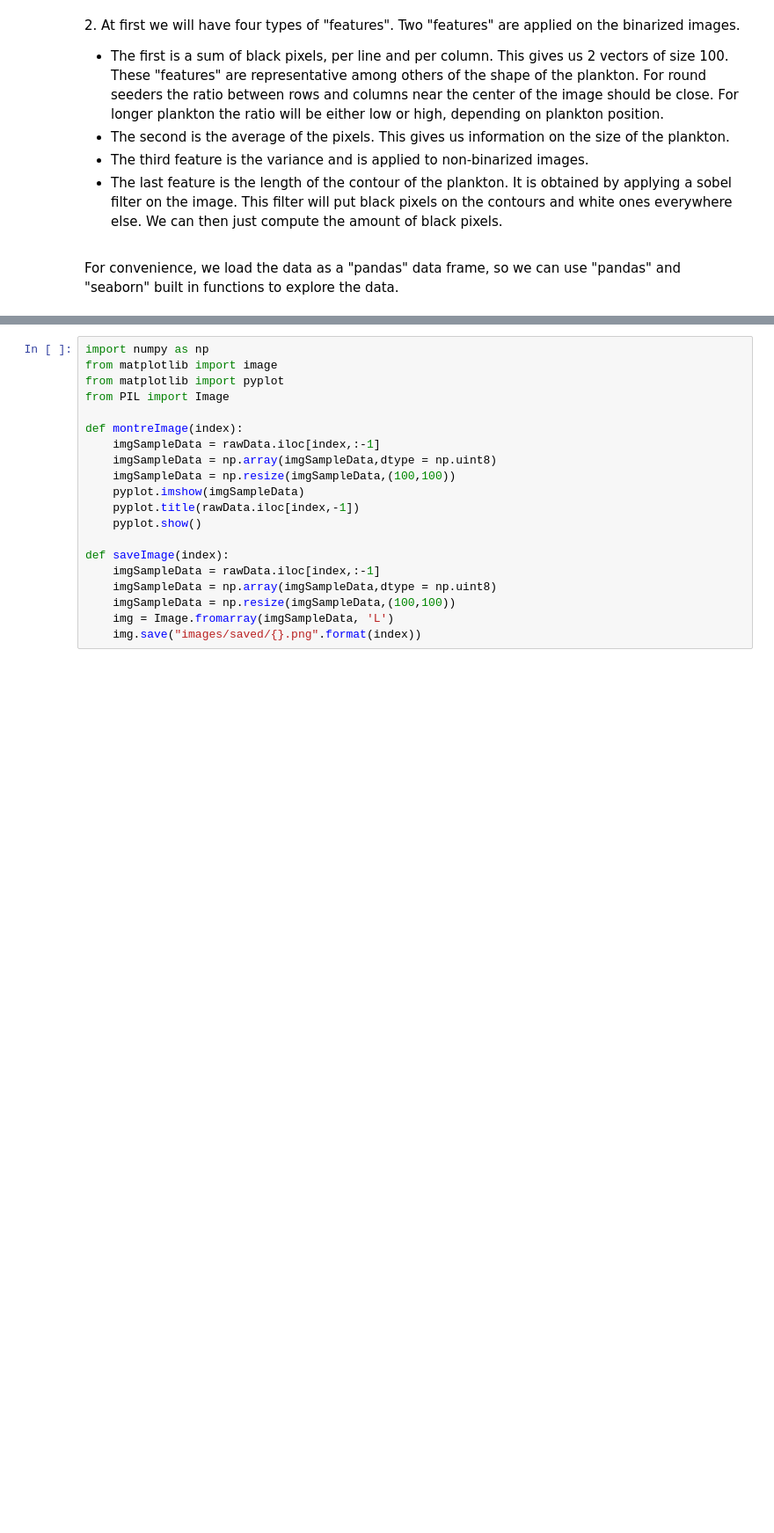
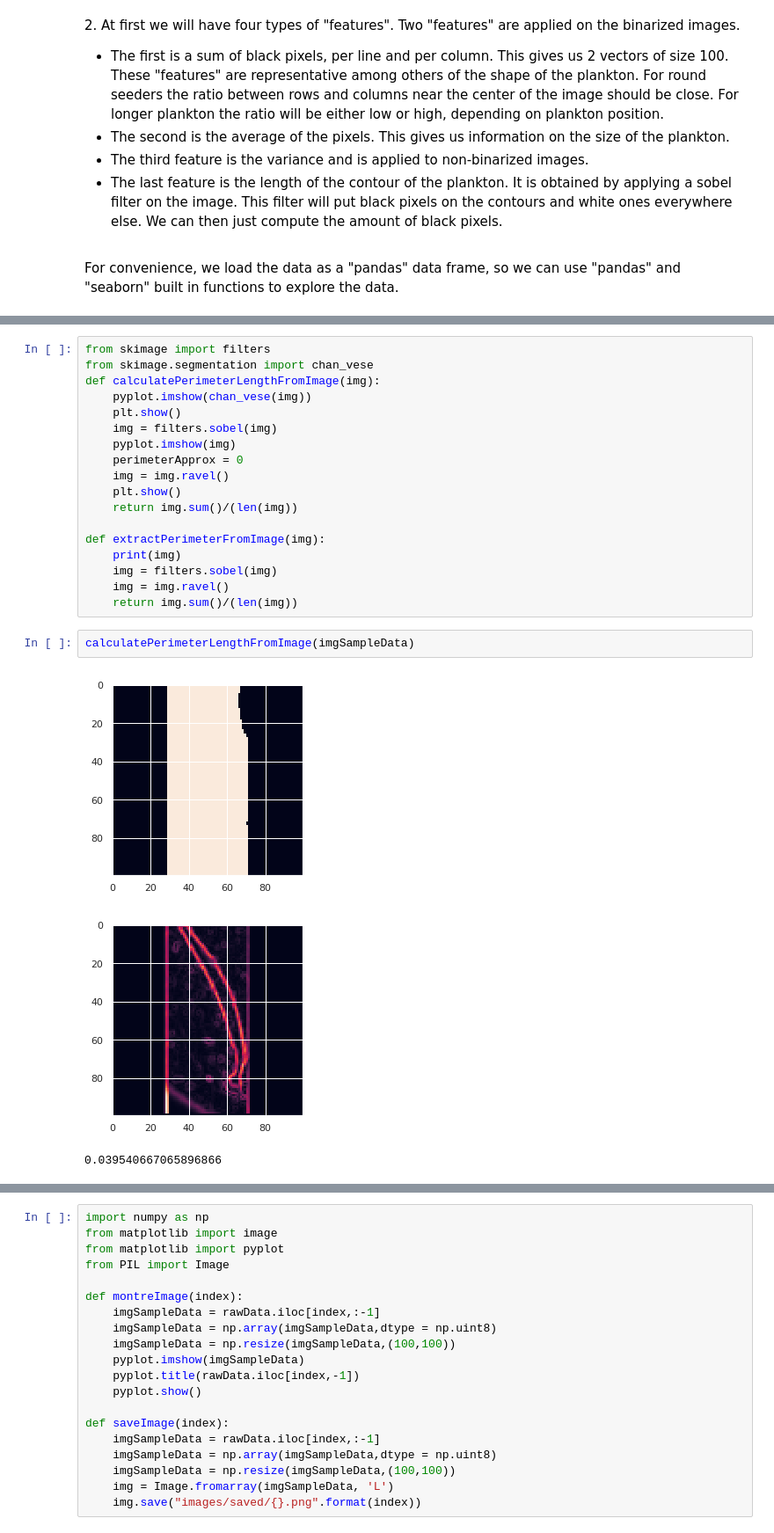
Before and after one commit to George-Marchment/OCEAN, a Jupyter notebook: starting_kit/README_preprocessing.ipynb, the cells around one changed output, grey strips where cells are left out. Shown at 88% size. Saved outputs shown, nothing was run; the diff lists cells and outputs as text; blank space fills up the shorter version.

```diff
--- a/starting_kit/README_preprocessing.ipynb
+++ b/starting_kit/README_preprocessing.ipynb
@@ -134 +181,25 @@ FileNotFoundError: [Errno 2] File ./public_data_raw/plankton_feat.name does not
+# %%
+from skimage import filters
+from skimage.segmentation import chan_vese
+def calculatePerimeterLengthFromImage(img):
+    pyplot.imshow(chan_vese(img))
+    plt.show()
+    img = filters.sobel(img)
+    pyplot.imshow(img)
+    perimeterApprox = 0
+    img = img.ravel()
+    plt.show()
+    return img.sum()/(len(img))
+
+def extractPerimeterFromImage(img):
+    print(img)
+    img = filters.sobel(img)
+    img = img.ravel()
+    return img.sum()/(len(img))
+# %%
+calculatePerimeterLengthFromImage(imgSampleData)
+# %% [output]
+[figure, added]
+[figure, added]
+0.039540667065896866
 # %%
```
Also changed, not shown: parts of 20 cells of this notebook, 1 other file.
